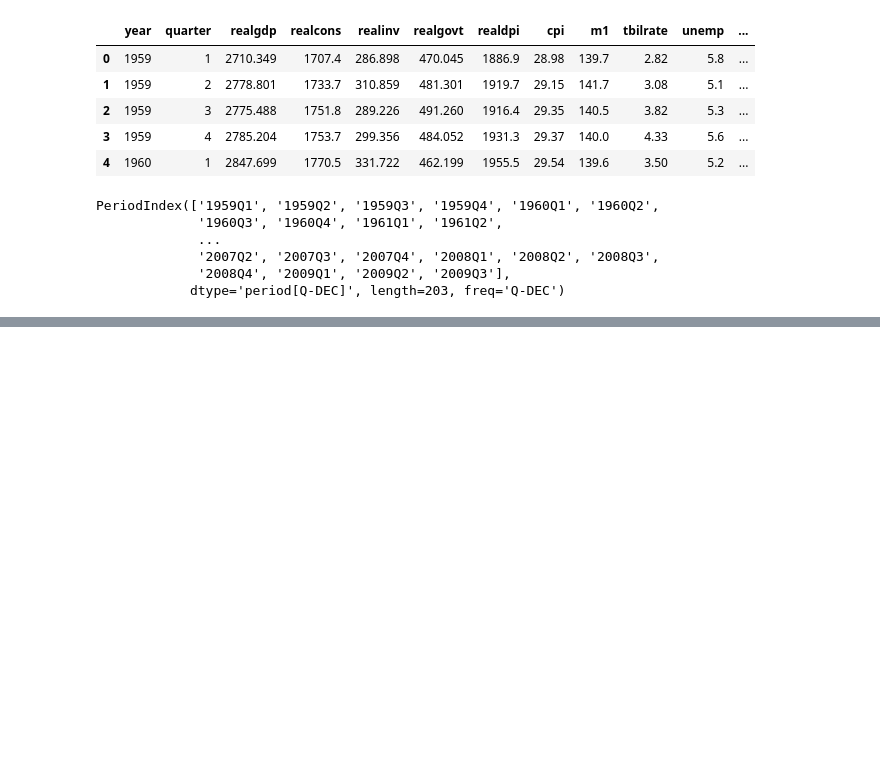
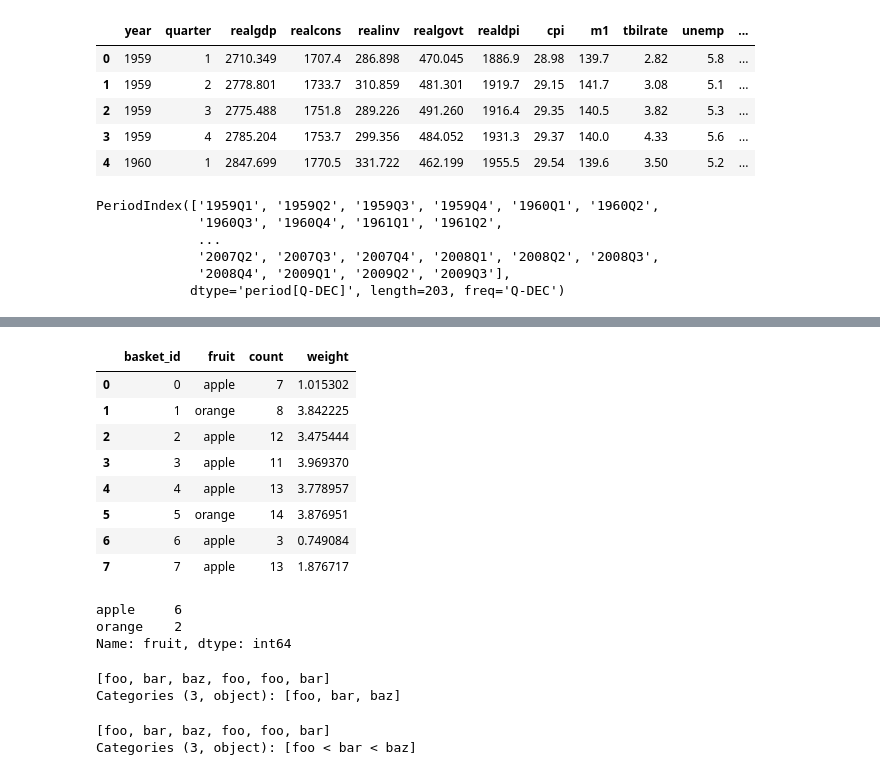
Before and after one commit to srqway/python, a Jupyter notebook: pandas-python/notebook/basic.ipynb, the cells around one changed output, grey strips where cells are left out. Cells and saved outputs as stored; diff of their text form; code cells hidden in the pictures; blank space fills up the shorter version.

```diff
--- a/pandas-python/notebook/basic.ipynb
+++ b/pandas-python/notebook/basic.ipynb
@@ -278,0 +295,45 @@ PeriodIndex(['1959Q1', '1959Q2', '1959Q3', '1959Q4', '1960Q1', '1960Q2',
+# %%
+fruits = ['apple', 'orange', 'apple', 'apple'] * 2
+N = len(fruits)
+df = pd.DataFrame({
+        'fruit': fruits,
+        'basket_id': np.arange(N),
+        'count': np.random.randint(3, 15, size=N),
+        'weight': np.random.uniform(0, 4, size=N)
+    },
+        columns=['basket_id', 'fruit', 'count', 'weight']
+)
+df['fruit'] = df['fruit'].astype('category')
+df
+# %% [output]
+|  | basket_id | fruit | count | weight |
+| 0 | 0 | apple | 7 | 1.015302 |
+| 1 | 1 | orange | 8 | 3.842225 |
+| 2 | 2 | apple | 12 | 3.475444 |
+| 3 | 3 | apple | 11 | 3.969370 |
+| 4 | 4 | apple | 13 | 3.778957 |
+| 5 | 5 | orange | 14 | 3.876951 |
+| 6 | 6 | apple | 3 | 0.749084 |
+| 7 | 7 | apple | 13 | 1.876717 |
+# %%
+df['fruit'].value_counts()
+# %% [output]
+apple     6
+orange    2
+Name: fruit, dtype: int64
+# %%
+categories = ['foo', 'bar', 'baz']
+codes = [0, 1, 2, 0, 0, 1]
+my_cats_2 = pd.Categorical.from_codes(codes, categories)
+my_cats_2
+# %% [output]
+[foo, bar, baz, foo, foo, bar]
+Categories (3, object): [foo, bar, baz]
+# %%
+categories = ['foo', 'bar', 'baz']
+codes = [0, 1, 2, 0, 0, 1]
+ordered_cat = pd.Categorical.from_codes(codes, categories, ordered=True)
+ordered_cat
+# %% [output]
+[foo, bar, baz, foo, foo, bar]
+Categories (3, object): [foo < bar < baz]
```
Also changed, not shown: parts of 2 cells of this notebook.
